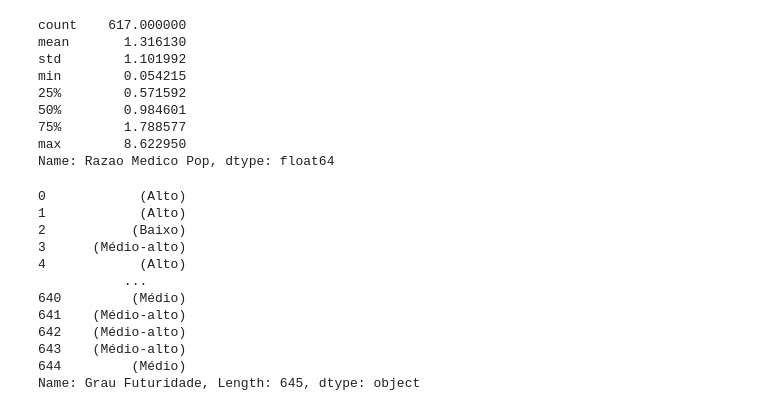
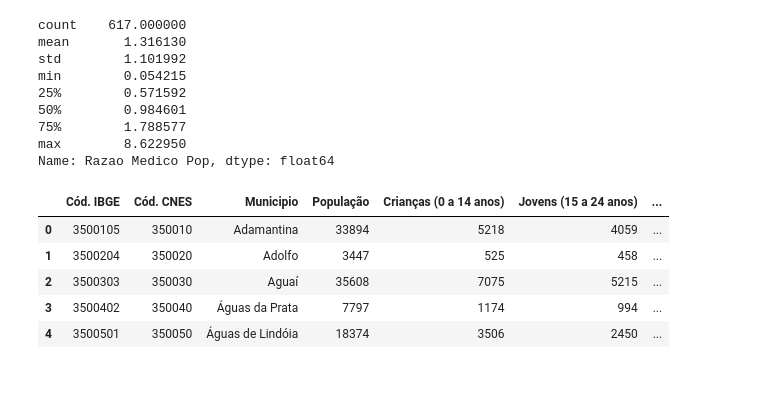
Before and after one commit to SilvanaOliveiraSa/CA_MU_DS_VINCE, a Jupyter notebook: teste.ipynb, the cells around one changed output. Saved outputs shown, nothing was run; the diff lists cells and outputs as text; code cells hidden in the pictures; blank space fills up the shorter version.

```diff
--- a/teste.ipynb
+++ b/teste.ipynb
@@ -86,18 +86,12 @@ Name: Razao Medico Pop, dtype: float64
 # %%
 import numpy as np
 train['Razao Medico Pop'] = train['Razao Medico Pop'].replace(np.nan, train['Razao Medico Pop'].mean())
-# %%
-train['Grau Futuridade']
-# %% [output]
-0            (Alto)
-1            (Alto)
-2           (Baixo)
-3      (Médio-alto)
-4            (Alto)
-           ...
-640         (Médio)
-641    (Médio-alto)
-642    (Médio-alto)
-643    (Médio-alto)
-644         (Médio)
-Name: Grau Futuridade, Length: 645, dtype: object
+# %%
+train.head()
+# %% [output]
+|  | Cód. IBGE | Cód. CNES | Municipio | População | Crianças (0 a 14 anos) | Jovens (15 a 24 anos) | ... |
+| 0 | 3500105 | 350010 | Adamantina | 33894 | 5218 | 4059 | ... |
+| 1 | 3500204 | 350020 | Adolfo | 3447 | 525 | 458 | ... |
+| 2 | 3500303 | 350030 | Aguaí | 35608 | 7075 | 5215 | ... |
+| 3 | 3500402 | 350040 | Águas da Prata | 7797 | 1174 | 994 | ... |
+| 4 | 3500501 | 350050 | Águas de Lindóia | 18374 | 3506 | 2450 | ... |
```
Also changed, not shown: parts of 3 cells of this notebook.
